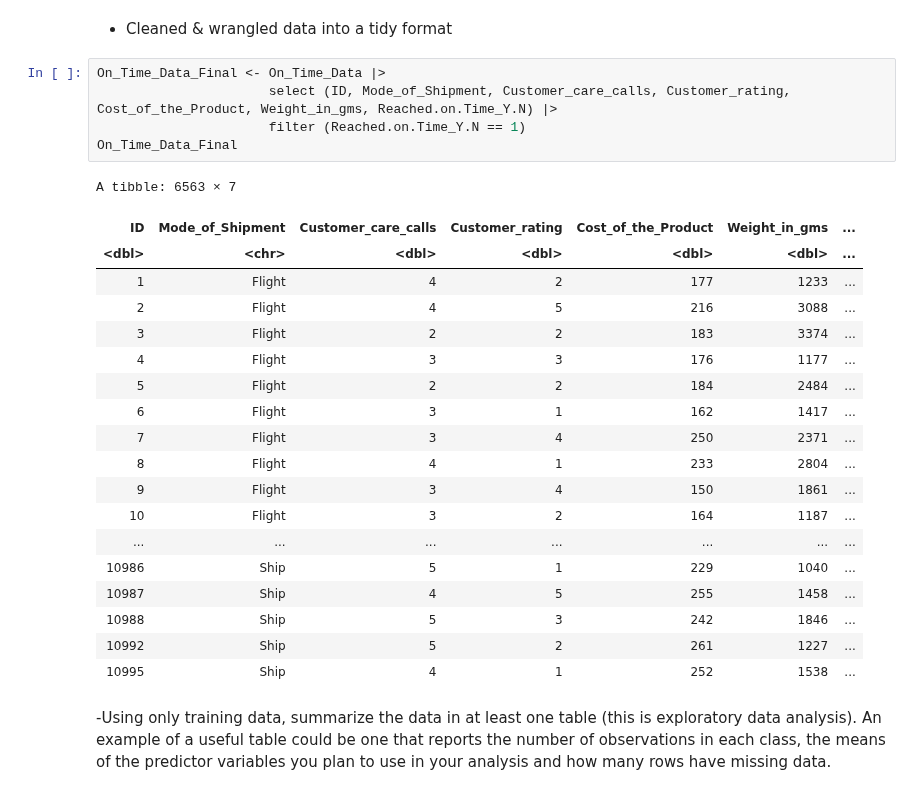
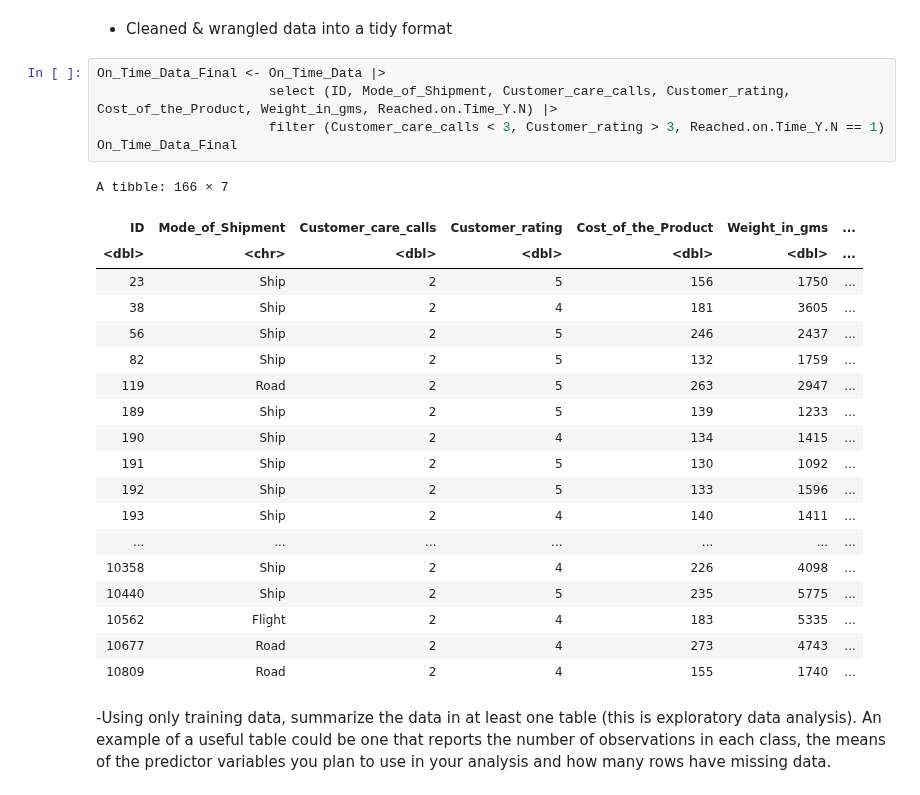
Before and after one commit to Dana-Te/DSCI100-Group-41, a Jupyter notebook: Group_Proposal.ipynb, the cells around one changed output. Drawn from its saved outputs; the diff is of its cells as text.

```diff
--- a/Group_Proposal.ipynb
+++ b/Group_Proposal.ipynb
@@ -73,27 +73,27 @@ A spec_tbl_df: 10999 × 12
 # %%
 On_Time_Data_Final <- On_Time_Data |>
                       select (ID, Mode_of_Shipment, Customer_care_calls, Customer_rating, Cost_of_the_Product, Weight_in_gms, Reached.on.Time_Y.N) |>
-                      filter (Reached.on.Time_Y.N == 1)
+                      filter (Customer_care_calls < 3, Customer_rating > 3, Reached.on.Time_Y.N == 1)
 On_Time_Data_Final
 # %% [output]
-A tibble: 6563 × 7
+A tibble: 166 × 7
 | ID | Mode_of_Shipment | Customer_care_calls | Customer_rating | Cost_of_the_Product | Weight_in_gms | ... |
 | <dbl> | <chr> | <dbl> | <dbl> | <dbl> | <dbl> | ... |
-| 1 | Flight | 4 | 2 | 177 | 1233 | ... |
-| 2 | Flight | 4 | 5 | 216 | 3088 | ... |
-| 3 | Flight | 2 | 2 | 183 | 3374 | ... |
-| 4 | Flight | 3 | 3 | 176 | 1177 | ... |
-| 5 | Flight | 2 | 2 | 184 | 2484 | ... |
-| 6 | Flight | 3 | 1 | 162 | 1417 | ... |
-| 7 | Flight | 3 | 4 | 250 | 2371 | ... |
-| 8 | Flight | 4 | 1 | 233 | 2804 | ... |
-| 9 | Flight | 3 | 4 | 150 | 1861 | ... |
-| 10 | Flight | 3 | 2 | 164 | 1187 | ... |
+| 23 | Ship | 2 | 5 | 156 | 1750 | ... |
+| 38 | Ship | 2 | 4 | 181 | 3605 | ... |
+| 56 | Ship | 2 | 5 | 246 | 2437 | ... |
+| 82 | Ship | 2 | 5 | 132 | 1759 | ... |
+| 119 | Road | 2 | 5 | 263 | 2947 | ... |
+| 189 | Ship | 2 | 5 | 139 | 1233 | ... |
+| 190 | Ship | 2 | 4 | 134 | 1415 | ... |
+| 191 | Ship | 2 | 5 | 130 | 1092 | ... |
+| 192 | Ship | 2 | 5 | 133 | 1596 | ... |
+| 193 | Ship | 2 | 4 | 140 | 1411 | ... |
 | ... | ... | ... | ... | ... | ... | ... |
-| 10986 | Ship | 5 | 1 | 229 | 1040 | ... |
-| 10987 | Ship | 4 | 5 | 255 | 1458 | ... |
-| 10988 | Ship | 5 | 3 | 242 | 1846 | ... |
-| 10992 | Ship | 5 | 2 | 261 | 1227 | ... |
-| 10995 | Ship | 4 | 1 | 252 | 1538 | ... |
+| 10358 | Ship | 2 | 4 | 226 | 4098 | ... |
+| 10440 | Ship | 2 | 5 | 235 | 5775 | ... |
+| 10562 | Flight | 2 | 4 | 183 | 5335 | ... |
+| 10677 | Road | 2 | 4 | 273 | 4743 | ... |
+| 10809 | Road | 2 | 4 | 155 | 1740 | ... |
 # %% [markdown]
 -Using only training data, summarize the data in at least one table (this is exploratory data analysis). An example of a useful table could be one that reports the number of observations in each class, the means of the predictor variables you plan to use in your analysis and how many rows have missing data.
```
Also changed, not shown: parts of 3 cells of this notebook.
